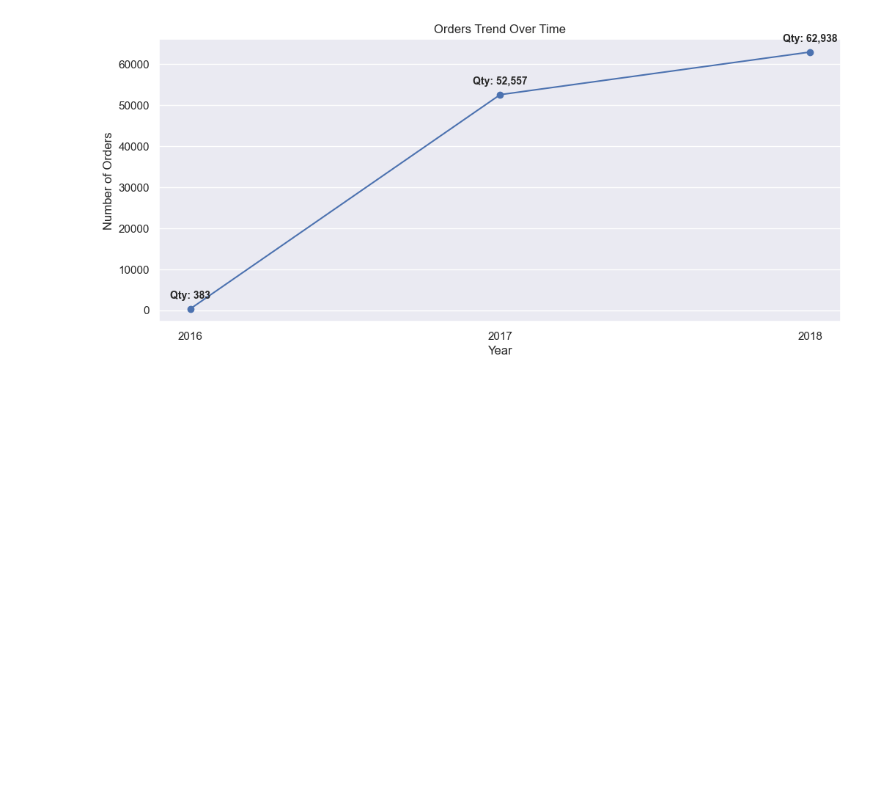
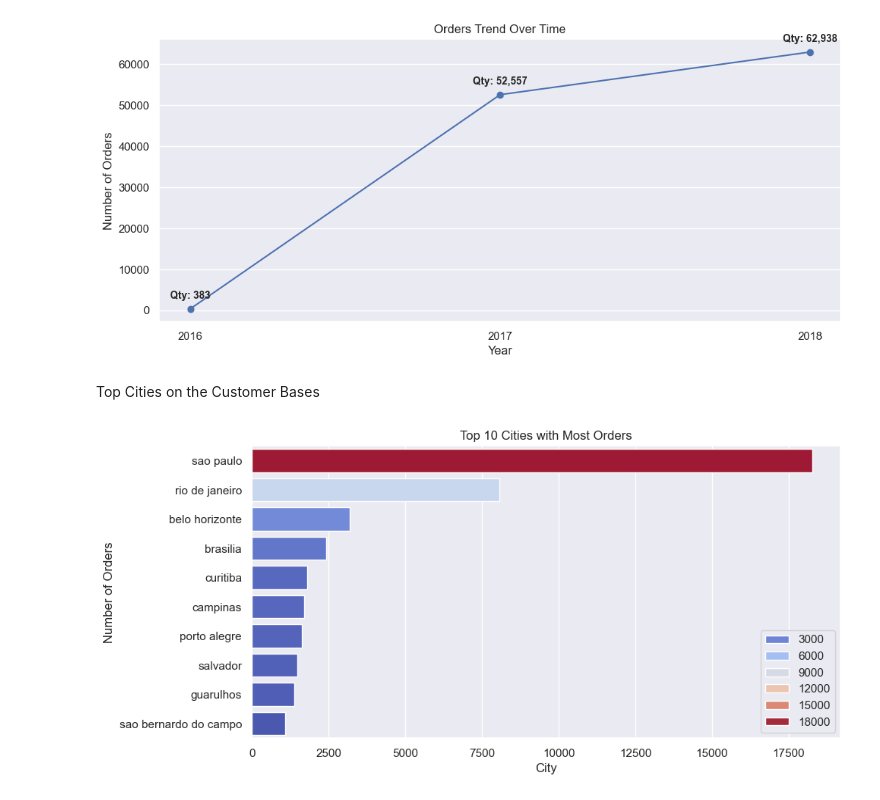
Before and after one commit to SauhardSHukla/Business_Analytics, a Jupyter notebook: Ecommerce_customer_segmentation/Customer.ipynb, the cells around one changed output. Cells and saved outputs as stored; diff of their text form; code cells hidden in the pictures; blank space fills up the shorter version.

```diff
--- a/Ecommerce_customer_segmentation/Customer.ipynb
+++ b/Ecommerce_customer_segmentation/Customer.ipynb
@@ -247,13 +247,17 @@ import locale
 # Convert to datetime, handling errors
 df['order_over_time'] = pd.to_datetime(df['order_purchase_timestamp'], errors='coerce')
 
-# Drop rows where conversion failed
-df = df.dropna(subset=['order_over_time'])
+"""
+Code if we use Size() function to perform the task
+# Drop rows where conversion failed(if we use the code for the size() function)
+# df = df.dropna(subset=['order_over_time'])
+# orders_per_day = df.groupby(df['order_over_time'].dt.year).size()
+"""
 
 # Group by year
 order_per_year = df['order_over_time'].dt.year.value_counts().sort_index()
-# orders_per_day = df.groupby(df['order_over_time'].dt.year).size()
 
+# For the Indian standard Numbering for better understanding
 locale.setlocale(locale.LC_ALL,'en_IN.UTF-8')
 
 # Plot
@@ -275,3 +279,19 @@ plt.grid(axis='x')
 plt.show()
 # %% [output]
 [figure]
+# %% [markdown]
+Top Cities on the Customer Bases
+# %%
+# Extraction of the Top 10 Cities
+top_cities = df['customer_city'].value_counts().head(10)
+
+# Plot
+plt.figure(figsize=(10, 5))
+sns.barplot(y=top_cities.index, x=top_cities.values,hue=top_cities.values, palette='coolwarm', legend=True)
+plt.xlabel("City")
+plt.ylabel("Number of Orders")
+plt.title("Top 10 Cities with Most Orders")
+plt.xticks(rotation=0)
+plt.show()
+# %% [output]
+[figure, added]
```
Also changed, not shown: parts of 12 cells of this notebook.
